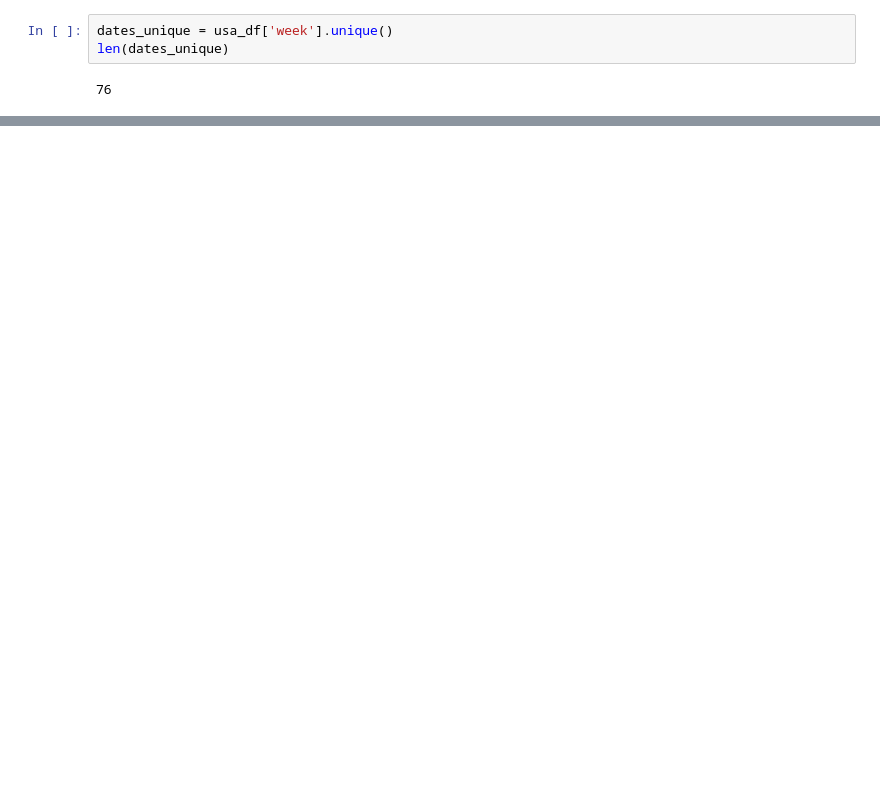
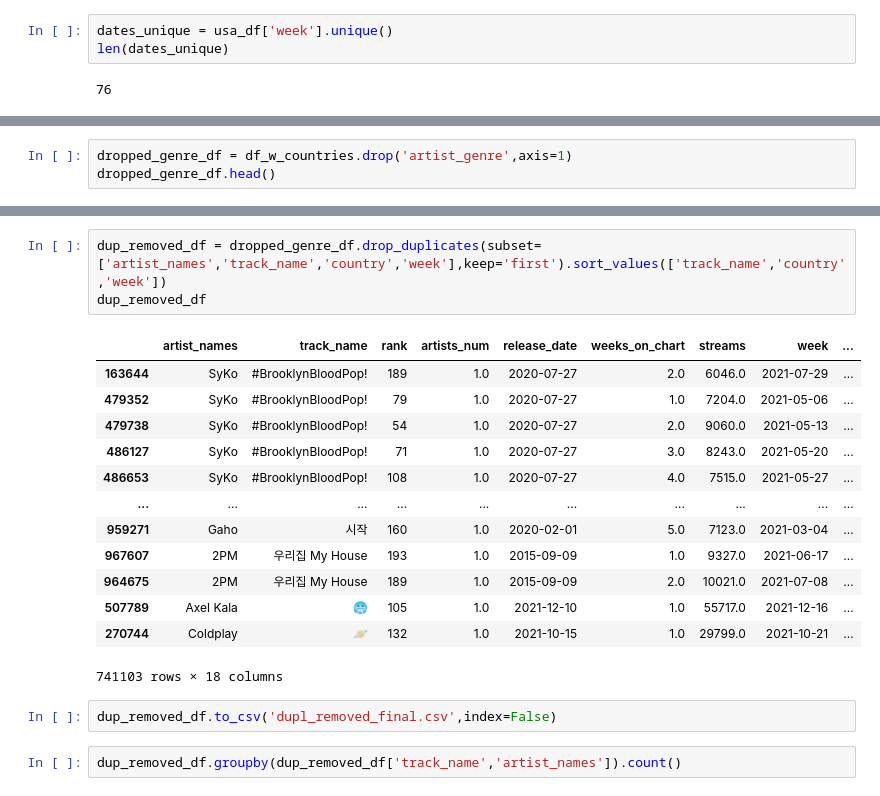
Before and after one commit to cmbutler83/SongAttributesVSPopularity, a Jupyter notebook: Explore_data.ipynb, the cells around one changed output, grey strips where cells are left out. Saved outputs shown, nothing was run; the diff lists cells and outputs as text; blank space fills up the shorter version.

```diff
--- a/Explore_data.ipynb
+++ b/Explore_data.ipynb
@@ -296,0 +348,3 @@ df_w_countries = df_w_countries[]
+# %%
+dropped_genre_df = df_w_countries.drop('artist_genre',axis=1)
+dropped_genre_df.head()
@@ -296,0 +358,21 @@ df_w_countries = df_w_countries[]
+# %%
+dup_removed_df = dropped_genre_df.drop_duplicates(subset=['artist_names','track_name','country','week'],keep='first').sort_values(['track_name','country','week'])
+dup_removed_df
+# %% [output]
+|  | artist_names | track_name | rank | artists_num | release_date | weeks_on_chart | streams | week | ... |
+| 163644 | SyKo | #BrooklynBloodPop! | 189 | 1.0 | 2020-07-27 | 2.0 | 6046.0 | 2021-07-29 | ... |
+| 479352 | SyKo | #BrooklynBloodPop! | 79 | 1.0 | 2020-07-27 | 1.0 | 7204.0 | 2021-05-06 | ... |
+| 479738 | SyKo | #BrooklynBloodPop! | 54 | 1.0 | 2020-07-27 | 2.0 | 9060.0 | 2021-05-13 | ... |
+| 486127 | SyKo | #BrooklynBloodPop! | 71 | 1.0 | 2020-07-27 | 3.0 | 8243.0 | 2021-05-20 | ... |
+| 486653 | SyKo | #BrooklynBloodPop! | 108 | 1.0 | 2020-07-27 | 4.0 | 7515.0 | 2021-05-27 | ... |
+| ... | ... | ... | ... | ... | ... | ... | ... | ... | ... |
+| 959271 | Gaho | 시작 | 160 | 1.0 | 2020-02-01 | 5.0 | 7123.0 | 2021-03-04 | ... |
+| 967607 | 2PM | 우리집 My House | 193 | 1.0 | 2015-09-09 | 1.0 | 9327.0 | 2021-06-17 | ... |
+| 964675 | 2PM | 우리집 My House | 189 | 1.0 | 2015-09-09 | 2.0 | 10021.0 | 2021-07-08 | ... |
+| 507789 | Axel Kala | 🥶 | 105 | 1.0 | 2021-12-10 | 1.0 | 55717.0 | 2021-12-16 | ... |
+| 270744 | Coldplay | 🪐 | 132 | 1.0 | 2021-10-15 | 1.0 | 29799.0 | 2021-10-21 | ... |
+741103 rows × 18 columns
+# %%
+dup_removed_df.to_csv('dupl_removed_final.csv',index=False)
+# %%
+dup_removed_df.groupby(dup_removed_df['track_name','artist_names']).count()
```
Also changed, not shown: parts of 12 cells of this notebook, 1 other file.
